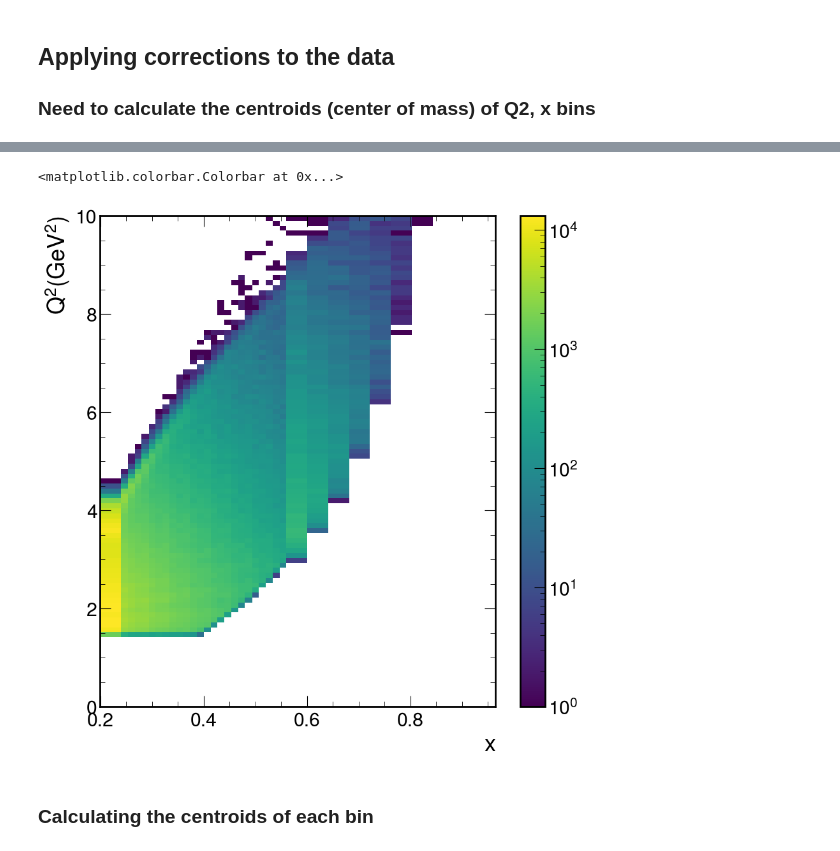
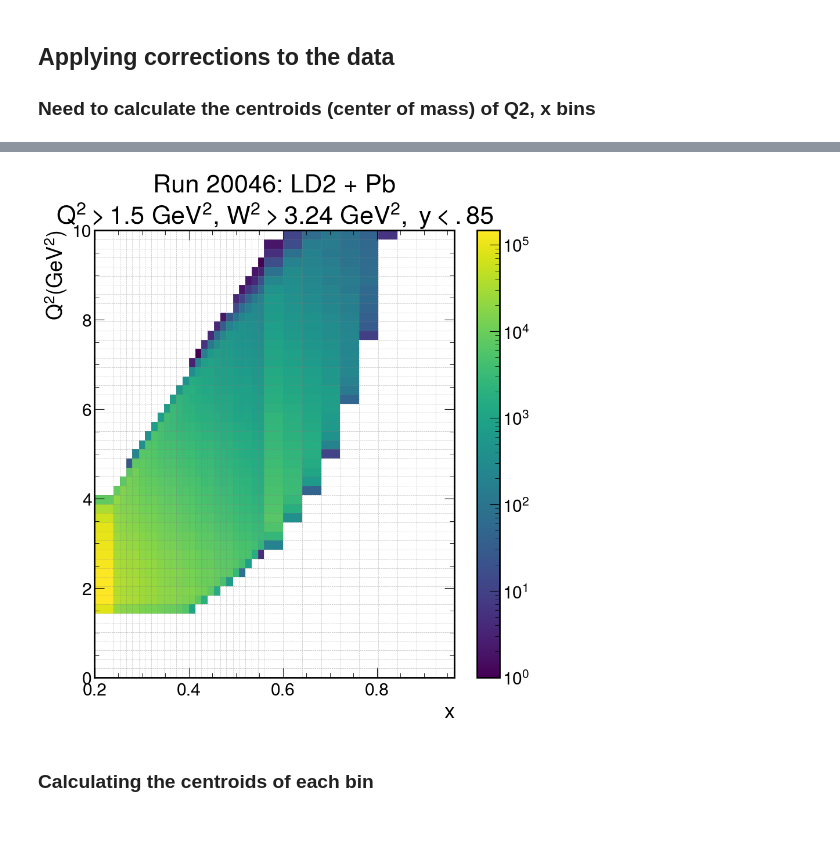
Before and after one commit to sebouh137/clas12-rge-analysis, a Jupyter notebook: analysis/RGE_EMC.ipynb, the cells around one changed output, grey strips where cells are left out. Cells and saved outputs as stored; diff of their text form; code cells hidden in the pictures.

```diff
--- a/analysis/RGE_EMC.ipynb
+++ b/analysis/RGE_EMC.ipynb
@@ -14,7 +14,7 @@ hep.style.use(hep.style.CMS)
 ### Data file you want to analyze
 # %%
 data_directory = "/home/ryan/clas_analysis/data/"
-file_name = "ntuples_dc_020046_00000-00099.root"
+file_name = "ntuples_dc_020046_00000-00572.root"
 with ur.open("%s:data"%(data_directory+file_name)) as events:
     branches = events.arrays()
 # %% [markdown]
@@ -23,9 +23,11 @@ with ur.open("%s:data"%(data_directory+file_name)) as events:
 electron_PID_cut = branches["pid"]==11
 Q2_cut_value = 1.5
 W2_cut_value = 1.8*1.8
+y_cut_value = .85
 Q2_cut = branches["Q2"] > Q2_cut_value
 W2_cut = branches["W2"] > W2_cut_value
-DIS_cuts = Q2_cut & W2_cut
+y_cut = branches["y_bjorken"] < y_cut_value
+DIS_cuts = Q2_cut & W2_cut & y_cut
 electron_DIS_cut = electron_PID_cut & DIS_cuts
 # %% [markdown]
 ### Select the solid target you're considering
@@ -34,10 +36,11 @@ solid_target = "Pb"
 # %% [markdown]
 ### Title used in all the plots
 # %%
-plot_title = "Run 20046:, LD2 + {solid}\n$Q^2 > {Q2cut}~GeV^2$, $W^2 > {W2cut}~GeV^2$".format(
+plot_title = "Run 20046: LD2 + {solid}\n$Q^2 > {Q2cut}~GeV^2$, $W^2 > {W2cut}~GeV^2, y < {ycut}$".format(
     solid=solid_target,
     Q2cut = Q2_cut_value,
-    W2cut=W2_cut_value)
+    W2cut=W2_cut_value,
+    ycut = y_cut_value)
 # %% [markdown]
 ### Calculating the areal densities of each target
 ### Will use ratio of areal densities of solid to deuterium as a scaling factor in EMC ratio
@@ -274,17 +318,22 @@ Slope is -0.531 \pm 0.031 in EMC region.
 # %%
 # Not doing anything, just showing the histogram we'll be using for calculating the centroids
 import matplotlib.colors as mcolors
-Q2_bin_edges = np.linspace(0, 10, 100)
+
+Q2_bin_edges = np.linspace(0, 10, 50)
 plt.hist2d(np.array(electron_x),
            np.array(electron_Q2),
            bins=(x_bin_edges, Q2_bin_edges),
            norm=mcolors.LogNorm())
 plt.xlabel("x")
 plt.ylabel("$Q^2 (GeV^2)$")
 plt.colorbar()
+plt.title(plot_title+"$,~y<.85$")
+for bin_edge in Q2_bin_edges:
+    plt.axhline(y = bin_edge, color = 'gray', linestyle='dashed', alpha = .5, linewidth = 0.5)
+for bin_edge in x_bin_edges:
+    plt.axvline(x = bin_edge, color = 'gray', linestyle='dashed', alpha = .5, linewidth = 0.5)
 # %% [output]
-<matplotlib.colorbar.Colorbar at 0x...>
-[figure, old version]
+[figure, new version]
 # %% [markdown]
 ### Calculating the centroids of each bin
 # %%
```
Also changed, not shown: parts of 6 cells of this notebook.
